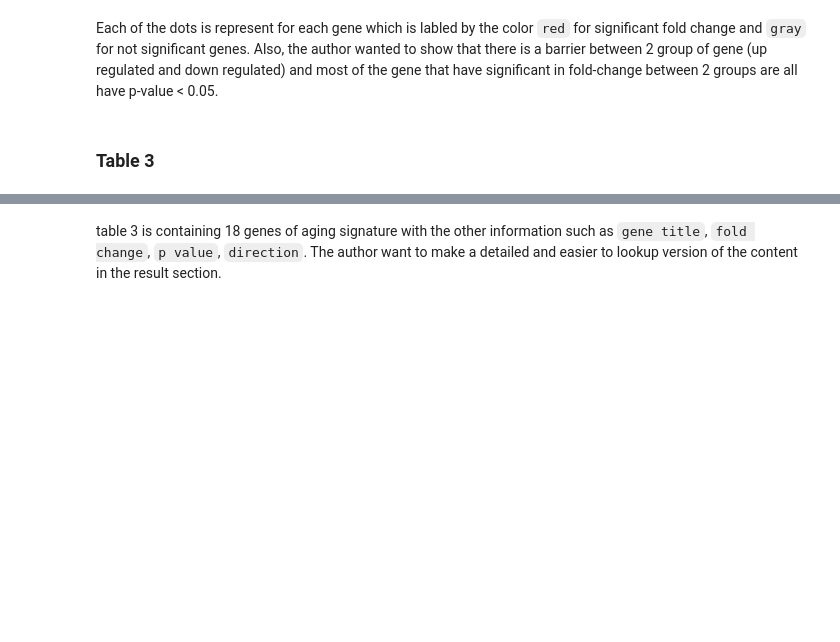
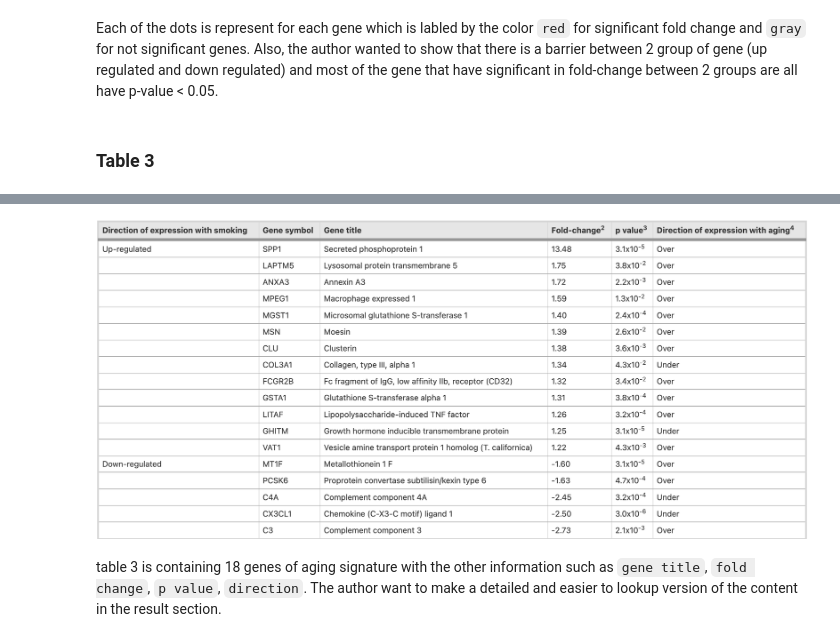
Before and after one commit to nguyentkfsc0086/DS4Bio-project, a Jupyter notebook: Part 3.ipynb, the cells around one changed output, grey strips where cells are left out. Cells and saved outputs as stored; diff of their text form; code cells hidden in the pictures; blank space fills up the shorter version.

```diff
--- a/Part 3.ipynb
+++ b/Part 3.ipynb
@@ -51,3 +54,7 @@ Each of the dots is represent for each gene which is labled by the color `red` f
+# %%
+display(Image(filename="table3.png"))
+# %% [output]
+[figure, added]
 # %% [markdown]
 table 3 is containing 18 genes of aging signature with the other information such as `gene title`, `fold change`, `p value`, `direction`. The author want to make a detailed and easier to lookup version of the content in the result section.
 # %% [markdown]
```
Also changed, not shown: parts of 5 cells of this notebook.
